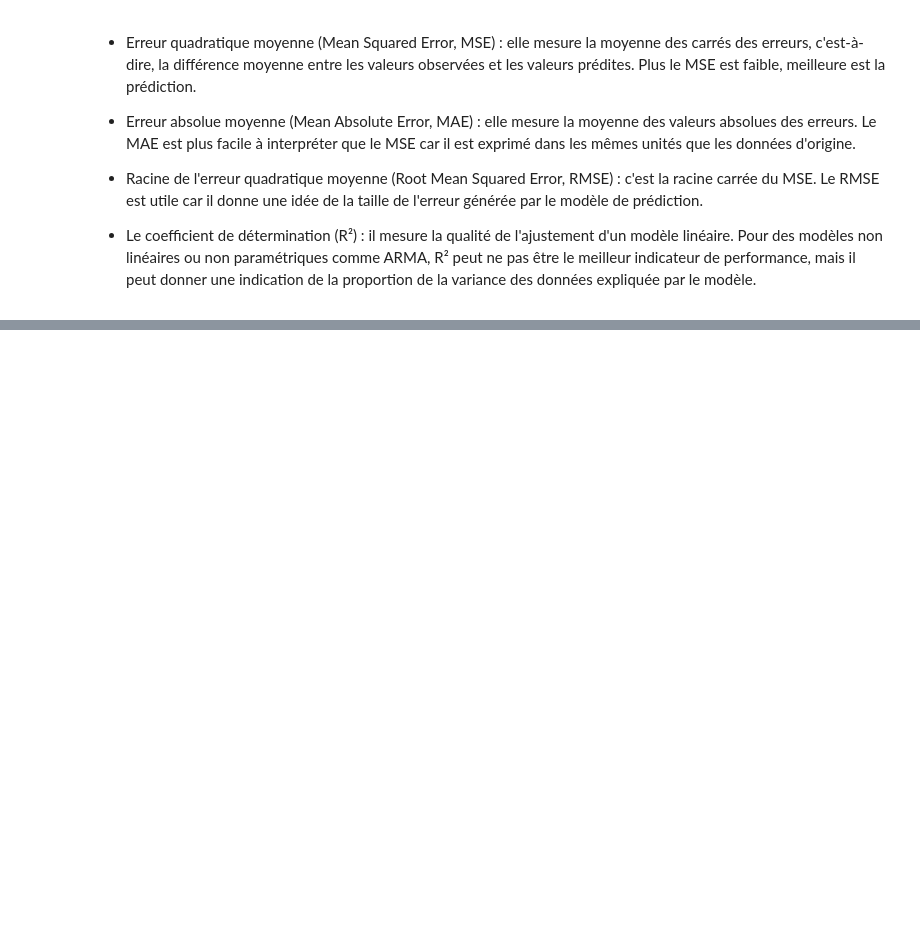
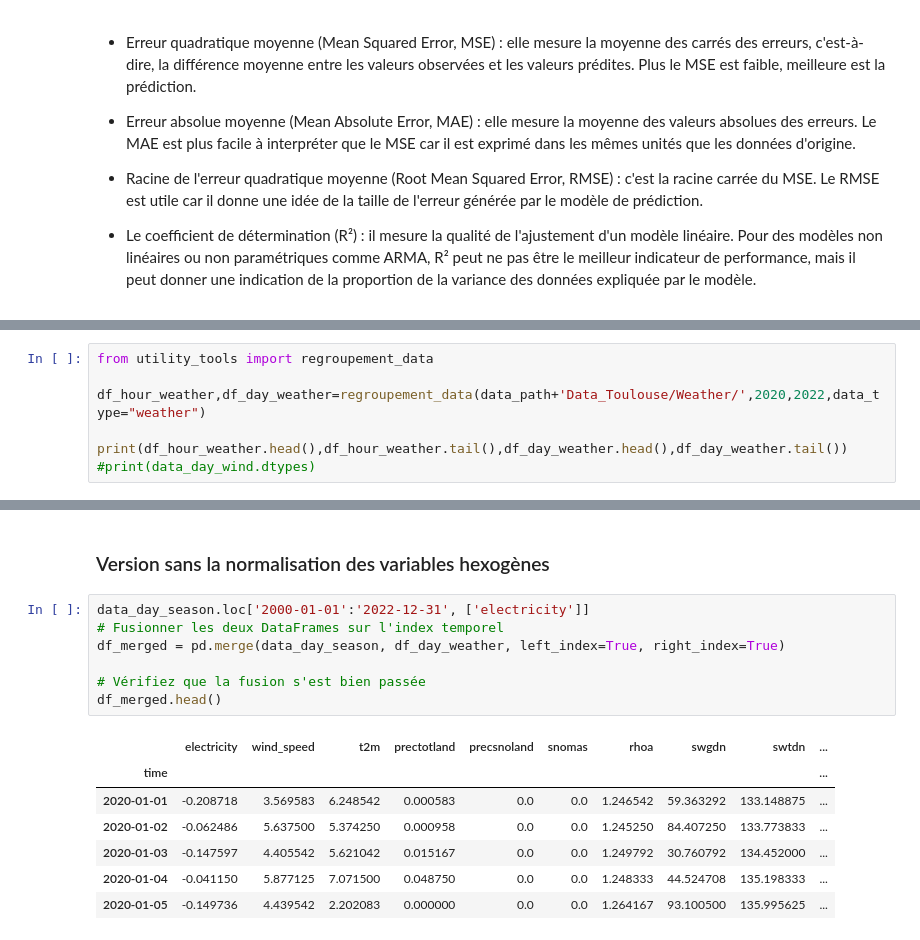
Before and after one commit to dpiot14/Project-4th-year, a Jupyter notebook: wind_Toulouse_Prediction.ipynb, the cells around one changed output, grey strips where cells are left out. Drawn from its saved outputs; the diff is of its cells as text; blank space fills up the shorter version.

```diff
--- a/wind_Toulouse_Prediction.ipynb
+++ b/wind_Toulouse_Prediction.ipynb
@@ -647,0 +574,7 @@ plt.show()
+# %%
+from utility_tools import regroupement_data
+
+df_hour_weather,df_day_weather=regroupement_data(data_path+'Data_Toulouse/Weather/',2020,2022,data_type="weather")
+
+print(df_hour_weather.head(),df_hour_weather.tail(),df_day_weather.head(),df_day_weather.tail())
+#print(data_day_wind.dtypes)
@@ -647,0 +646,17 @@ plt.show()
+# %% [markdown]
+### Version sans la normalisation des variables hexogènes
+# %%
+data_day_season.loc['2000-01-01':'2022-12-31', ['electricity']]
+# Fusionner les deux DataFrames sur l'index temporel
+df_merged = pd.merge(data_day_season, df_day_weather, left_index=True, right_index=True)
+
+# Vérifiez que la fusion s'est bien passée
+df_merged.head()
+# %% [output]
+|  | electricity | wind_speed | t2m | prectotland | precsnoland | snomas | rhoa | swgdn | swtdn | ... |
+| time |  |  |  |  |  |  |  |  |  | ... |
+| 2020-01-01 | -0.208718 | 3.569583 | 6.248542 | 0.000583 | 0.0 | 0.0 | 1.246542 | 59.363292 | 133.148875 | ... |
+| 2020-01-02 | -0.062486 | 5.637500 | 5.374250 | 0.000958 | 0.0 | 0.0 | 1.245250 | 84.407250 | 133.773833 | ... |
+| 2020-01-03 | -0.147597 | 4.405542 | 5.621042 | 0.015167 | 0.0 | 0.0 | 1.249792 | 30.760792 | 134.452000 | ... |
+| 2020-01-04 | -0.041150 | 5.877125 | 7.071500 | 0.048750 | 0.0 | 0.0 | 1.248333 | 44.524708 | 135.198333 | ... |
+| 2020-01-05 | -0.149736 | 4.439542 | 2.202083 | 0.000000 | 0.0 | 0.0 | 1.264167 | 93.100500 | 135.995625 | ... |
```
Also changed, not shown: parts of 53 cells of this notebook.
